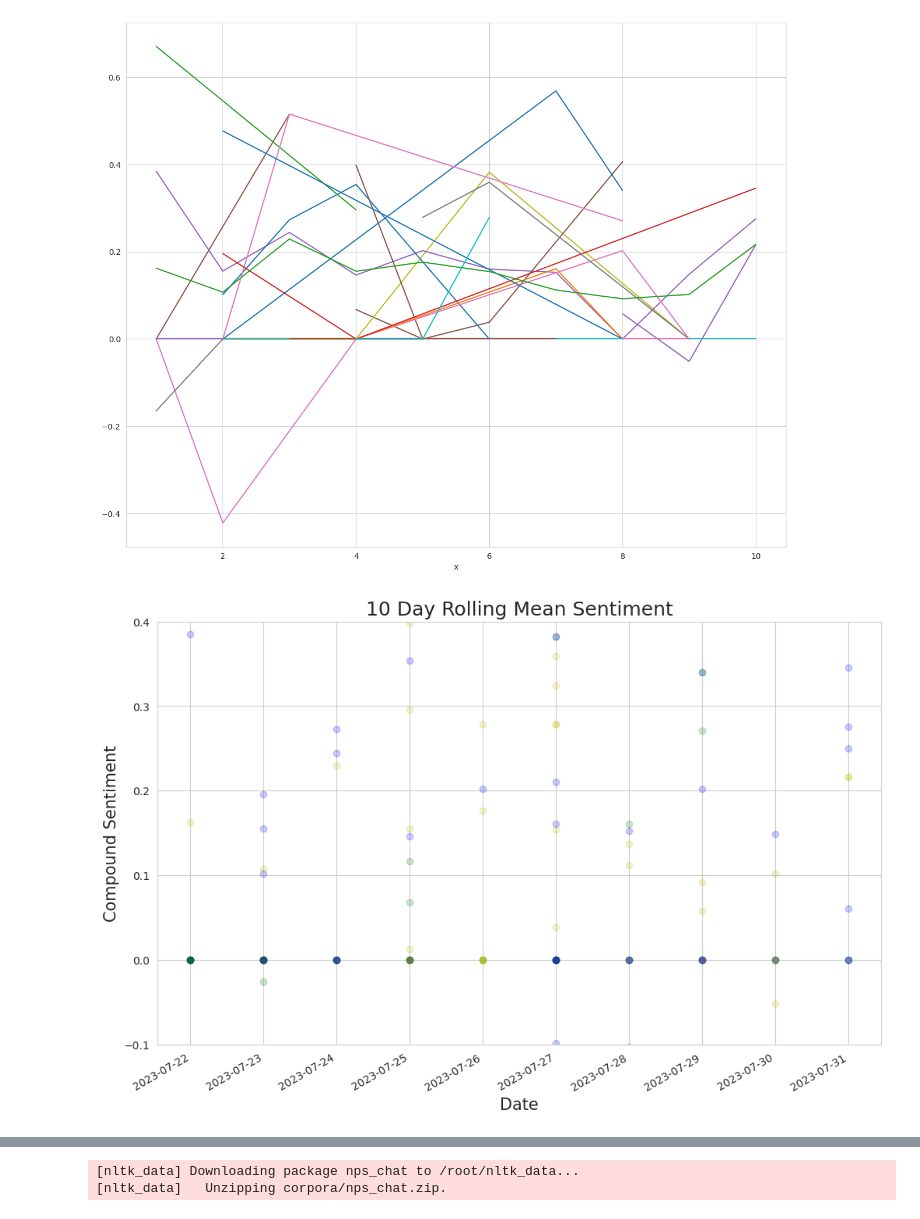
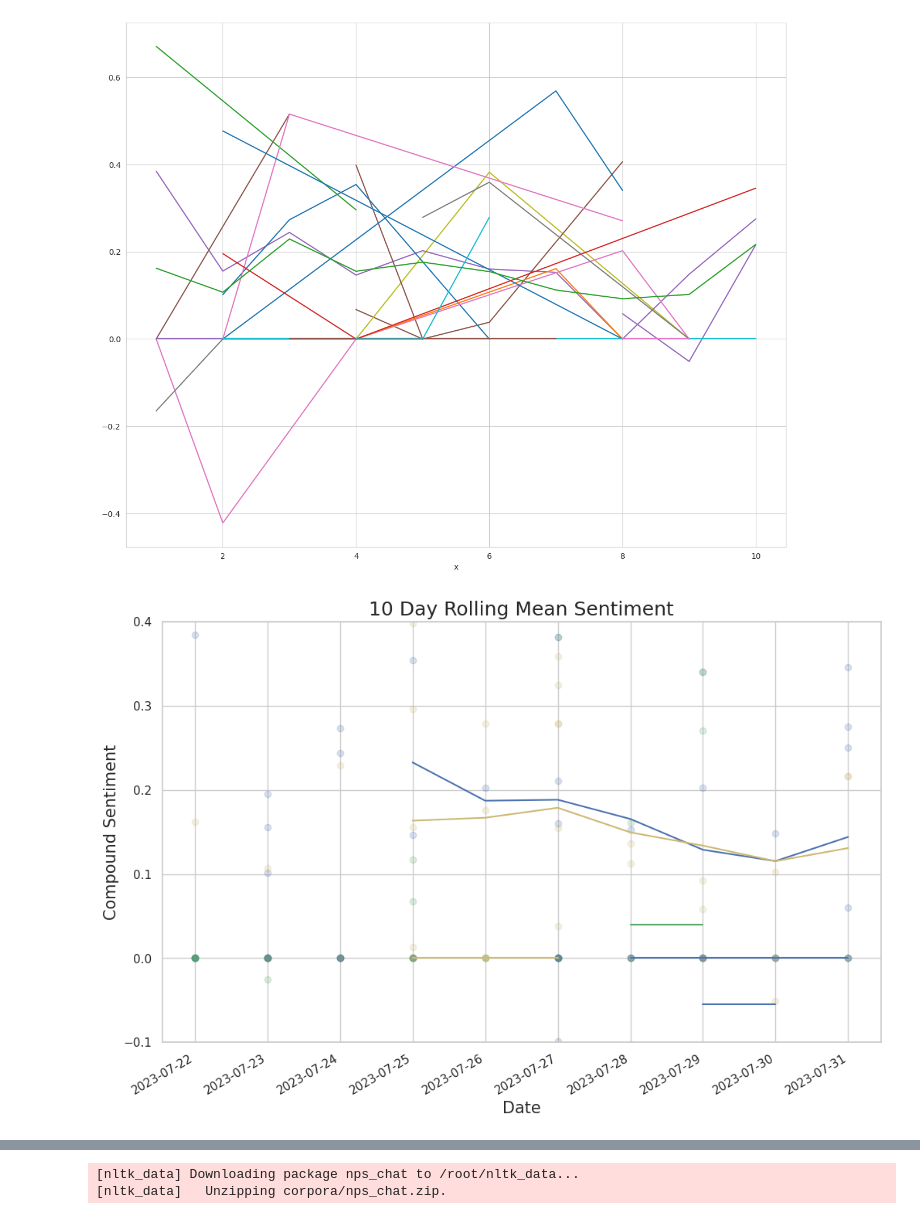
Before and after one commit to KhandareAshutosh/WhatsApp_Analysis, a Jupyter notebook: Whatsapp_nlp.ipynb, the cells around one changed output, grey strips where cells are left out. Drawn from its saved outputs; the diff is of its cells as text; code cells hidden in the pictures.

```diff
--- a/Whatsapp_nlp.ipynb
+++ b/Whatsapp_nlp.ipynb
@@ -160,7 +144,7 @@ Successfully built emoji
 Installing collected packages: emoji
 Successfully installed emoji-2.7.0
 # %%
-test = content[10:100]
+test = content[10:50]
 # %%
 for line in test:
   for c in line:
@@ -393,29 +362,29 @@ import itertools
 # %%
 # Would work better for less number of people in chat
 
 sns.set_style("whitegrid")
 fig, ax = plt.subplots(figsize=(12,8))
 colours=['b','y','g']
 colour_cycle = itertools.cycle(colours)
 
 for label, df in final.groupby('name'):
 
     new=df.reset_index()
-    new['rol'] = new['pol'].rolling(10).mean() # rolling mean calculation on a 10 day basis
+    new['rol'] = new['pol'].rolling(4).mean() # rolling mean calculation on a 10 day basis
     current_colour = next(colour_cycle)
     g = new.plot(x='date', y='rol', ax=ax, label=label, color=current_colour) # rolling mean plot
     plt.scatter(df['date'].tolist(), df['pol'], color=current_colour, alpha=0.2) # underlying scatter plot
 
 
 
 ax.set_ybound(lower=-0.1, upper=0.4)
 ax.set_xlabel('Date', fontsize=15)
 ax.set_ylabel('Compound Sentiment', fontsize=15)
 
 g.set_title('10 Day Rolling Mean Sentiment', fontsize=18)
 plt.legend().set_visible(False)
 # %% [output]
-[figure, old version]
+[figure, new version]
 # %%
 # Emojis, POS-tagging, Lexical Diversity and Classifying Dialogue:
 ppl=defaultdict(list)
```
Also changed, not shown: parts of 13 cells of this notebook.
